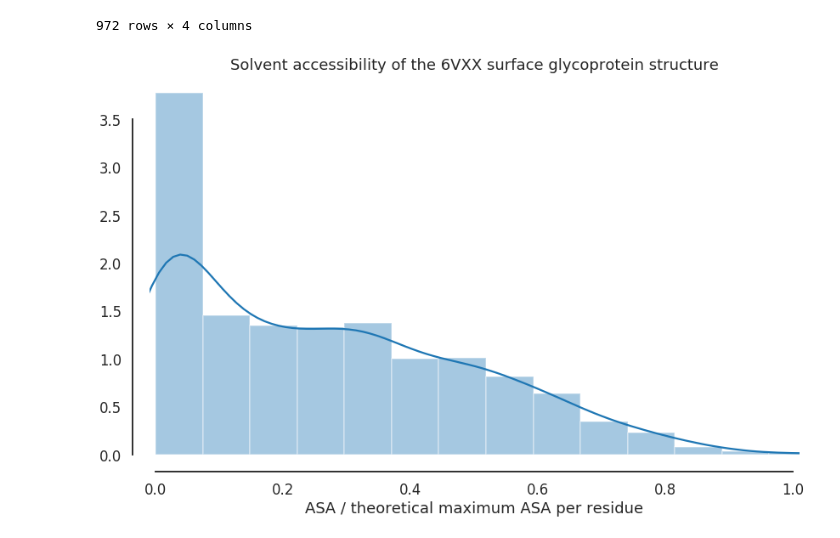
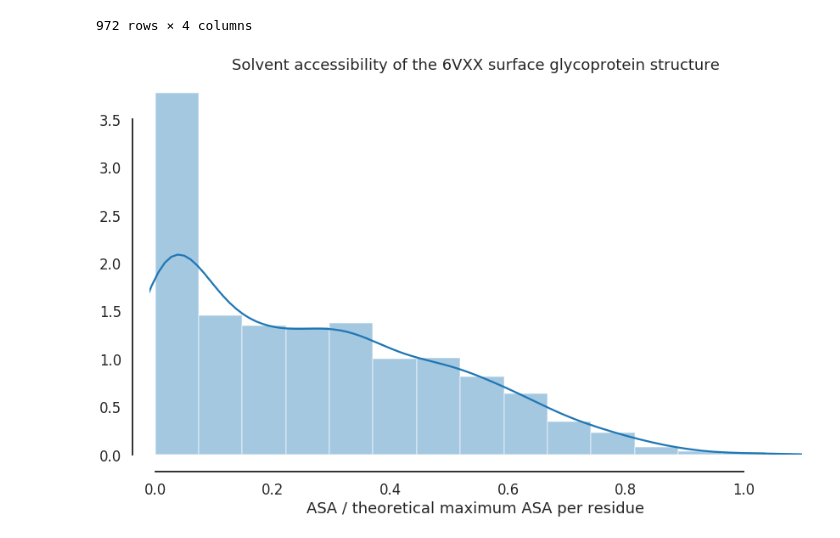
Before and after one commit to pirl-unc/Landscape-and-Selection-of-Vaccine-Epitopes-in-SARS-CoV-2, a Jupyter notebook: solvent-accessibility/Normalize solvent accessibility values for 6vxx.ipynb, the cells around one changed output. Saved outputs shown, nothing was run; the diff lists cells and outputs as text; code cells hidden in the pictures.

Commit message:
updated figure for Sinai accessibility

```diff
--- a/solvent-accessibility/Normalize solvent accessibility values for 6vxx.ipynb
+++ b/solvent-accessibility/Normalize solvent accessibility values for 6vxx.ipynb
@@ -82,7 +82,12 @@ aa_code_to_max_ASA
 df_a = df_6vxx[df_6vxx.chain == "A"];
 df_b = df_6vxx[df_6vxx.chain == "B"];
 df_c = df_6vxx[df_6vxx.chain == "C"];
-df = df_a[["resiNum", "resiName"]].copy()
+assert len(df_a) == len(df_b)
+assert len(df_a) == len(df_c)
+assert (df_a.resiNum.values == df_b.resiNum.values).all()
+assert (df_a.resiNum.values == df_c.resiNum.values).all()
+
+df = df_a.reset_index()[["resiNum", "resiName"]].copy()
 # take the average ASA value for the three chains;
 # ideally they would be identical but the structure
 # isn't symmetrical
@@ -116,17 +121,16 @@ df.to_csv("relative-solvent-accessibility-6VXX.csv", index=False)
 # %%
 %matplotlib inline
 import seaborn
 import matplotlib.pyplot as plt
 
-with seaborn.axes_style("white"):
-    seaborn.set_context("talk")
+with seaborn.axes_style("white"), seaborn.plotting_context("talk"):
     fig = plt.figure(figsize=(12,8))
     g = seaborn.distplot(df.relative_solvent_accessibility)
-    g.set(xlim=(-0.01,1.01))
+    g.set(xlim=(-0.01,1.1))
     seaborn.despine(offset=20, trim=True);
     plt.xlabel("ASA / theoretical maximum ASA per residue")
     plt.title("Solvent accessibility of the 6VXX surface glycoprotein structure")
     plt.tight_layout()
     fig.savefig("distplot-of-6vxx-relative-solvent-accessibility.png")
 # %% [output]
-[figure, old version]
+[figure, new version]
```
Also changed, not shown: parts of 2 cells of this notebook, 2 other files.
